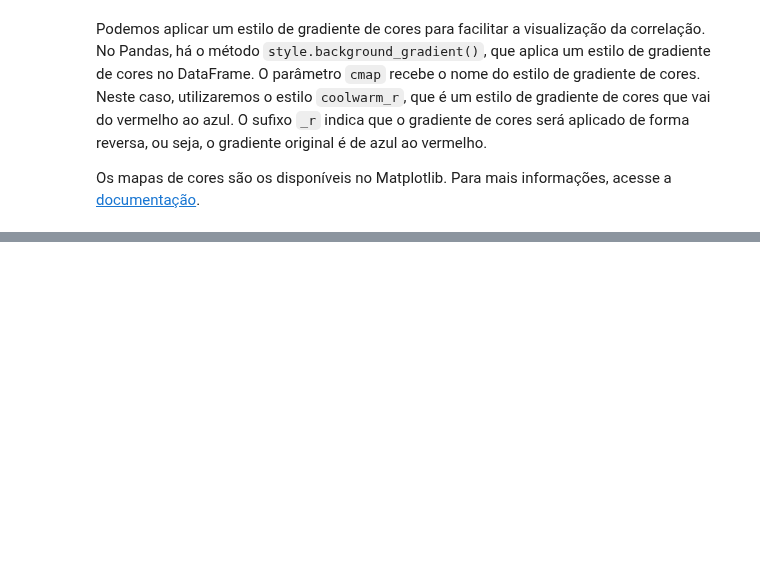
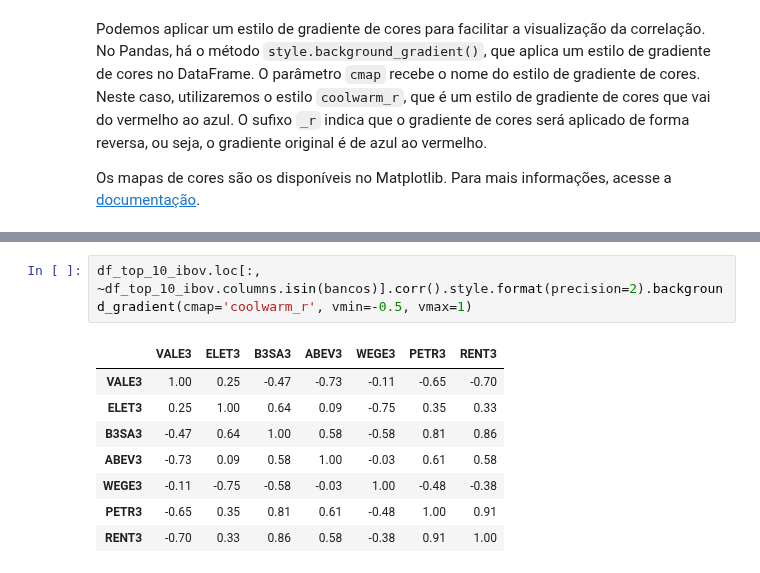
Before and after one commit to MathLopes29/Hashtag_AnaliseDados, a Jupyter notebook: Python/Cursos/Curso Hashtag/08_Matplot_Seaborn/08.5_Matplot_Pandas/32_pandas_visualizacoes_especificas_inicial.ipynb, the cells around one changed output, grey strips where cells are left out. Saved outputs shown, nothing was run; the diff lists cells and outputs as text; blank space fills up the shorter version.

```diff
--- a/Python/Cursos/Curso Hashtag/08_Matplot_Seaborn/08.5_Matplot_Pandas/32_pandas_visualizacoes_especificas_inicial.ipynb
+++ b/Python/Cursos/Curso Hashtag/08_Matplot_Seaborn/08.5_Matplot_Pandas/32_pandas_visualizacoes_especificas_inicial.ipynb
@@ -114,0 +142,11 @@ Os mapas de cores são os disponíveis no Matplotlib. Para mais informações, a
+# %%
+df_top_10_ibov.loc[:, ~df_top_10_ibov.columns.isin(bancos)].corr().style.format(precision=2).background_gradient(cmap='coolwarm_r', vmin=-0.5, vmax=1)
+# %% [output]
+|  | VALE3 | ELET3 | B3SA3 | ABEV3 | WEGE3 | PETR3 | RENT3 |
+| VALE3 | 1.00 | 0.25 | -0.47 | -0.73 | -0.11 | -0.65 | -0.70 |
+| ELET3 | 0.25 | 1.00 | 0.64 | 0.09 | -0.75 | 0.35 | 0.33 |
+| B3SA3 | -0.47 | 0.64 | 1.00 | 0.58 | -0.58 | 0.81 | 0.86 |
+| ABEV3 | -0.73 | 0.09 | 0.58 | 1.00 | -0.03 | 0.61 | 0.58 |
+| WEGE3 | -0.11 | -0.75 | -0.58 | -0.03 | 1.00 | -0.48 | -0.38 |
+| PETR3 | -0.65 | 0.35 | 0.81 | 0.61 | -0.48 | 1.00 | 0.91 |
+| RENT3 | -0.70 | 0.33 | 0.86 | 0.58 | -0.38 | 0.91 | 1.00 |
```
Also changed, not shown: parts of 5 cells of this notebook.
